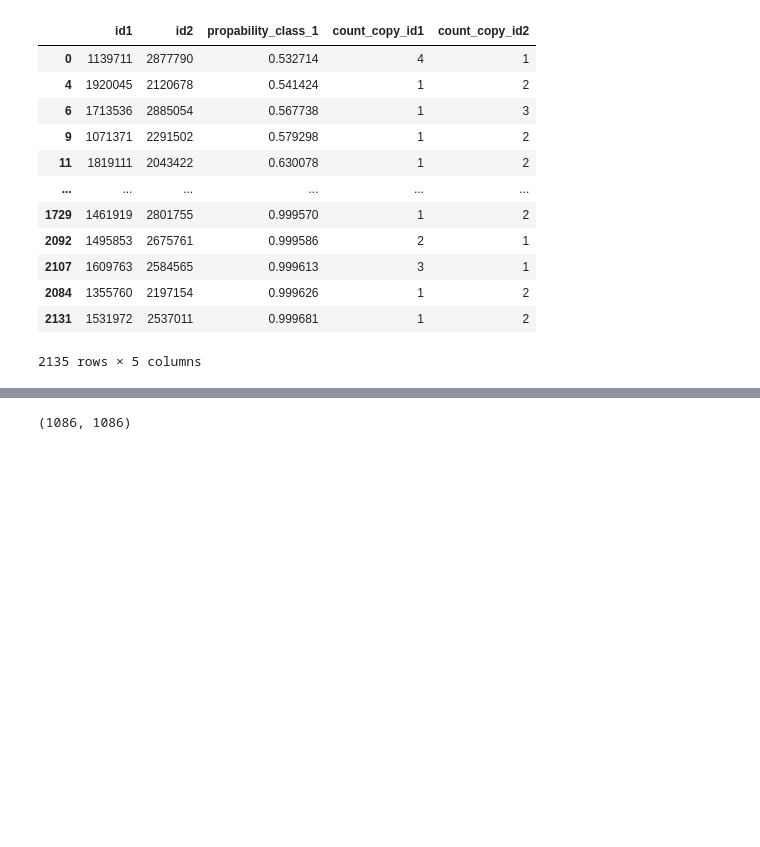
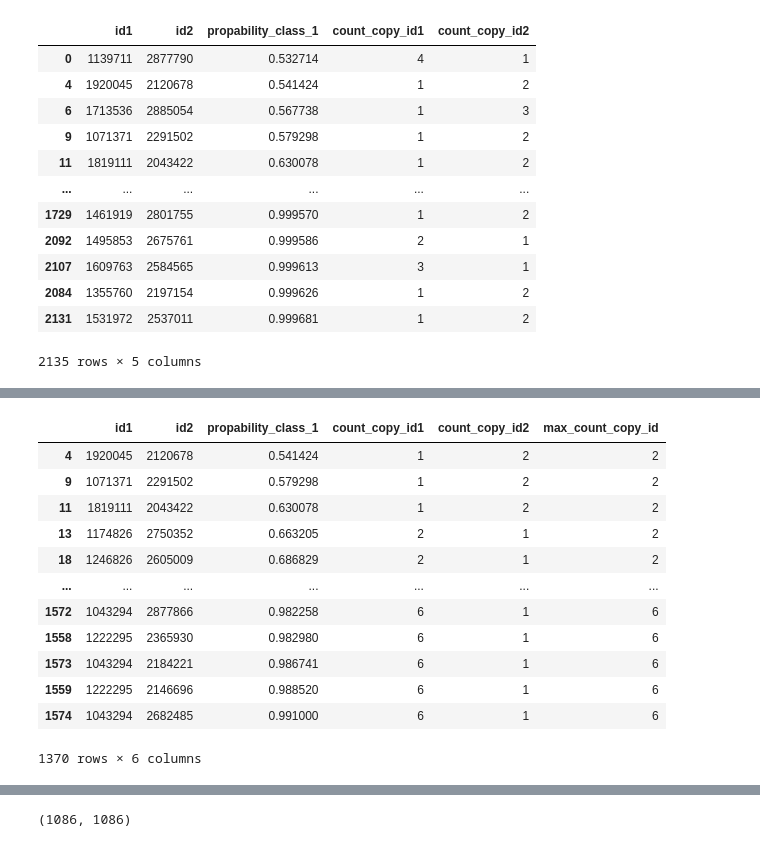
Before and after one commit to IvanovNA01/OneFactor_test, a Jupyter notebook: test_to_OneFactor.ipynb, the cells around one changed output, grey strips where cells are left out. Saved outputs shown, nothing was run; the diff lists cells and outputs as text; code cells hidden in the pictures; blank space fills up the shorter version.

```diff
--- a/test_to_OneFactor.ipynb
+++ b/test_to_OneFactor.ipynb
@@ -1269,4 +1269,5 @@ true_predict_stacking
 | 2131 | 1531972 | 2537011 | 0.999681 | 1 | 2 |
 2135 rows × 5 columns
 # %%
-true_predict_stacking.query("count_copy_id1 == 1 and count_copy_id2 == 1")
+cross_id_true_predict_stacking = true_predict_stacking.query("count_copy_id1 != 1 or count_copy_id2 != 1")
+good_pare_true_predict_stacking = true_predict_stacking.query("count_copy_id1 == 1 and count_copy_id2 == 1")
@@ -1314,0 +1274,2 @@ true_predict_stacking.id1.nunique(), true_predict_stacking.id2.nunique()
+# %%
+cross_id_true_predict_stacking["max_count_copy_id"] = cross_id_true_predict_stacking[["count_copy_id1","count_copy_id2"]].max(axis=1)
@@ -1314,0 +1282,18 @@ true_predict_stacking.id1.nunique(), true_predict_stacking.id2.nunique()
+# %%
+cross_id_true_predict_stacking = cross_id_true_predict_stacking.sort_values(["max_count_copy_id","propability_class_1"])
+# %%
+cross_id_true_predict_stacking
+# %% [output]
+|  | id1 | id2 | propability_class_1 | count_copy_id1 | count_copy_id2 | max_count_copy_id |
+| 4 | 1920045 | 2120678 | 0.541424 | 1 | 2 | 2 |
+| 9 | 1071371 | 2291502 | 0.579298 | 1 | 2 | 2 |
+| 11 | 1819111 | 2043422 | 0.630078 | 1 | 2 | 2 |
+| 13 | 1174826 | 2750352 | 0.663205 | 2 | 1 | 2 |
+| 18 | 1246826 | 2605009 | 0.686829 | 2 | 1 | 2 |
+| ... | ... | ... | ... | ... | ... | ... |
+| 1572 | 1043294 | 2877866 | 0.982258 | 6 | 1 | 6 |
+| 1558 | 1222295 | 2365930 | 0.982980 | 6 | 1 | 6 |
+| 1573 | 1043294 | 2184221 | 0.986741 | 6 | 1 | 6 |
+| 1559 | 1222295 | 2146696 | 0.988520 | 6 | 1 | 6 |
+| 1574 | 1043294 | 2682485 | 0.991000 | 6 | 1 | 6 |
+1370 rows × 6 columns
```
Also changed, not shown: parts of 14 cells of this notebook, 1 other file.
